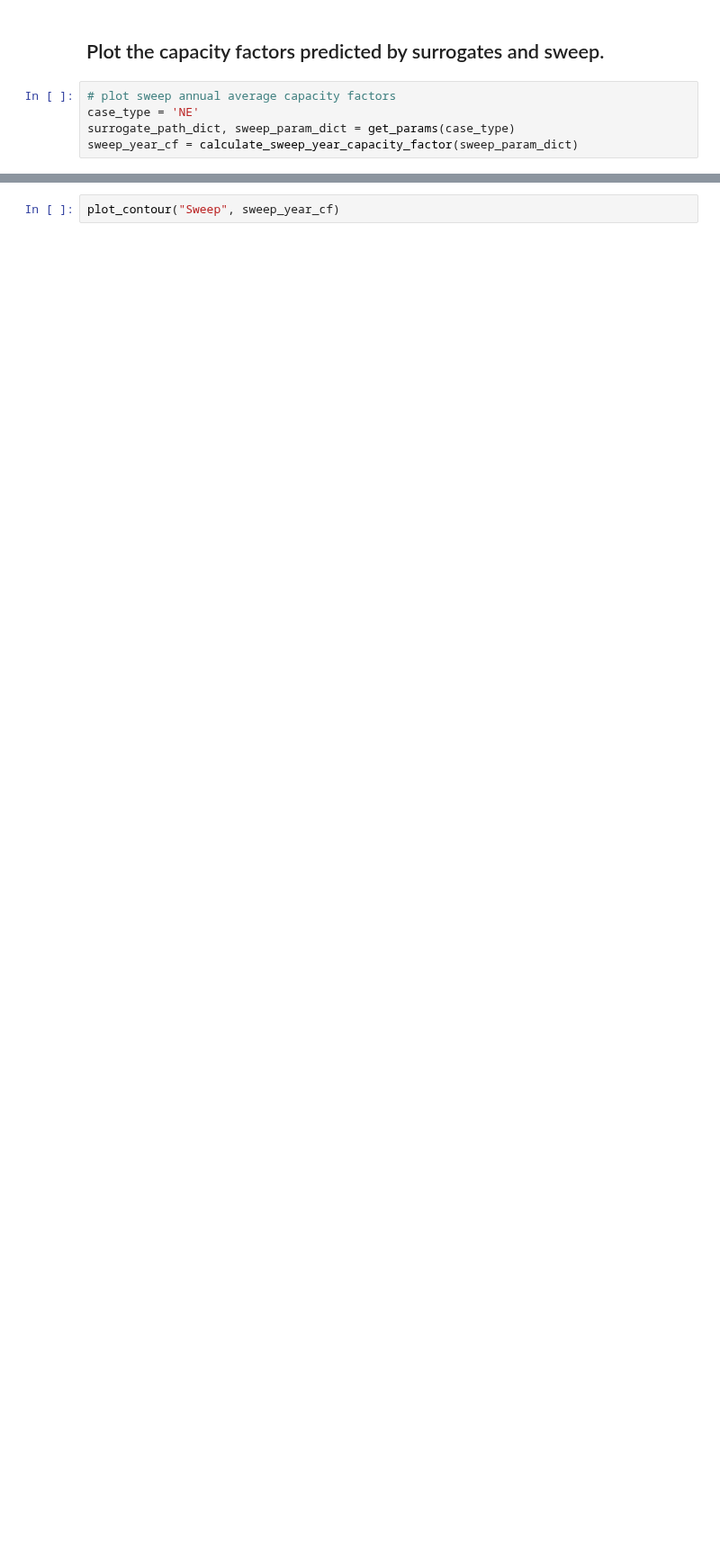
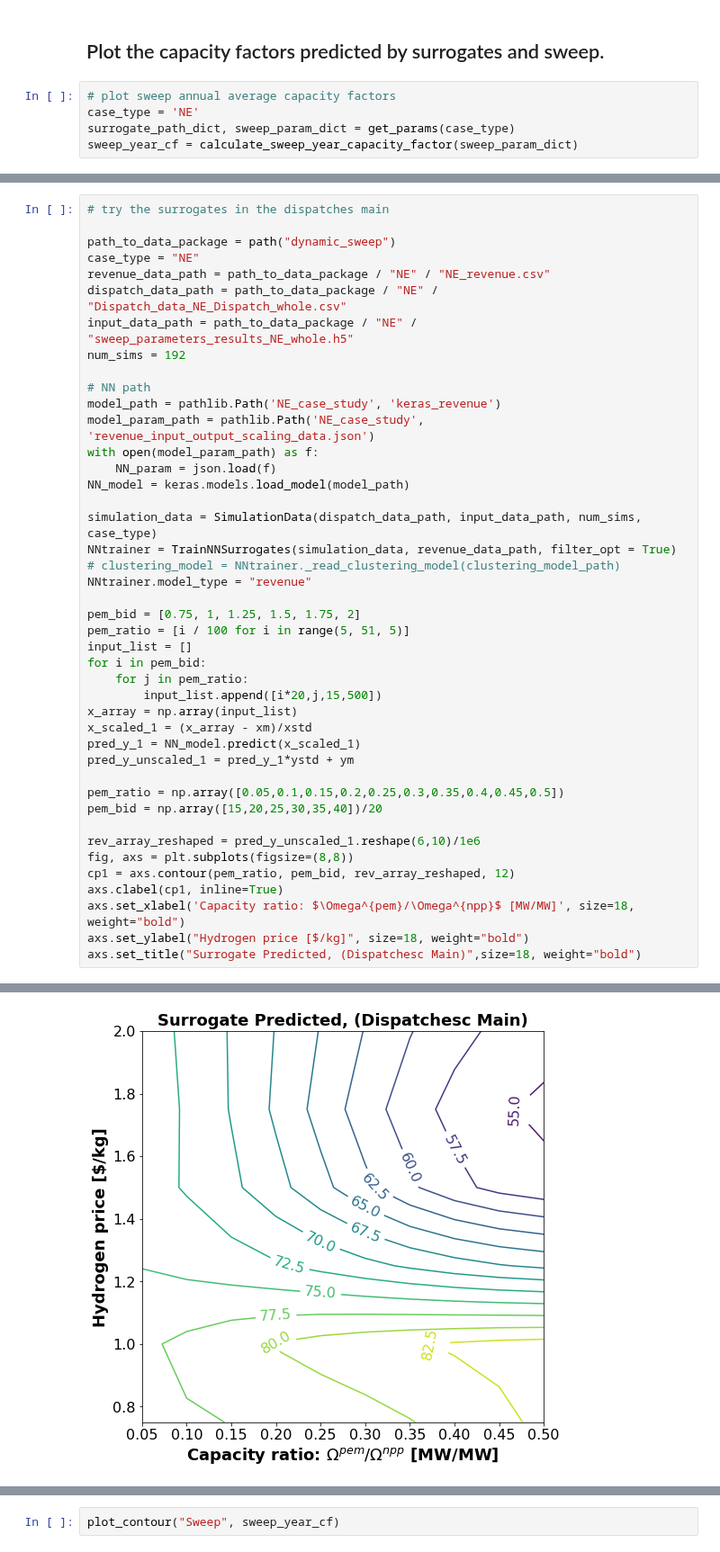
Before and after one commit to Xinhe-Chen/dispatches, a Jupyter notebook: dispatches/workflow/train_market_surrogates/dynamic/FOCAPD_dynamic_surrogates.ipynb, the cells around one changed output, grey strips where cells are left out. Shown at 90% size. Drawn from its saved outputs; the diff is of its cells as text; blank space fills up the shorter version.

```diff
--- a/dispatches/workflow/train_market_surrogates/dynamic/FOCAPD_dynamic_surrogates.ipynb
+++ b/dispatches/workflow/train_market_surrogates/dynamic/FOCAPD_dynamic_surrogates.ipynb
@@ -17,0 +94,44 @@ sweep_year_cf = calculate_sweep_year_capacity_factor(sweep_param_dict)
+# %%
+# try the surrogates in the dispatches main
+
+path_to_data_package = path("dynamic_sweep")
+case_type = "NE"
+revenue_data_path = path_to_data_package / "NE" / "NE_revenue.csv"
+dispatch_data_path = path_to_data_package / "NE" / "Dispatch_data_NE_Dispatch_whole.csv"
+input_data_path = path_to_data_package / "NE" / "sweep_parameters_results_NE_whole.h5"
+num_sims = 192
+
+# NN path
+model_path = pathlib.Path('NE_case_study', 'keras_revenue')
+model_param_path = pathlib.Path('NE_case_study', 'revenue_input_output_scaling_data.json')
+with open(model_param_path) as f:
+    NN_param = json.load(f)
+NN_model = keras.models.load_model(model_path)
+
+simulation_data = SimulationData(dispatch_data_path, input_data_path, num_sims, case_type)
+NNtrainer = TrainNNSurrogates(simulation_data, revenue_data_path, filter_opt = True)
+# clustering_model = NNtrainer._read_clustering_model(clustering_model_path)
+NNtrainer.model_type = "revenue"
+
+pem_bid = [0.75, 1, 1.25, 1.5, 1.75, 2]
+pem_ratio = [i / 100 for i in range(5, 51, 5)]
+input_list = []
+for i in pem_bid:
+    for j in pem_ratio:
+        input_list.append([i*20,j,15,500])
+x_array = np.array(input_list)
+x_scaled_1 = (x_array - xm)/xstd
+pred_y_1 = NN_model.predict(x_scaled_1)
+pred_y_unscaled_1 = pred_y_1*ystd + ym
+
+pem_ratio = np.array([0.05,0.1,0.15,0.2,0.25,0.3,0.35,0.4,0.45,0.5])
+pem_bid = np.array([15,20,25,30,35,40])/20
+
+rev_array_reshaped = pred_y_unscaled_1.reshape(6,10)/1e6
+fig, axs = plt.subplots(figsize=(8,8))
+cp1 = axs.contour(pem_ratio, pem_bid, rev_array_reshaped, 12)
+axs.clabel(cp1, inline=True)
+axs.set_xlabel('Capacity ratio: $\Omega^{pem}/\Omega^{npp}$ [MW/MW]', size=18, weight="bold")
+axs.set_ylabel("Hydrogen price [$/kg]", size=18, weight="bold")
+axs.set_title("Surrogate Predicted, (Dispatchesc Main)",size=18, weight="bold")
+# %% [output]
@@ -18,3 +141,4 @@ sweep_year_cf = calculate_sweep_year_capacity_factor(sweep_param_dict)
+[figure, added]
 # %%
 # calculate surrogate annual cf
 
```
Also changed, not shown: parts of 23 cells of this notebook, 10 other files.
